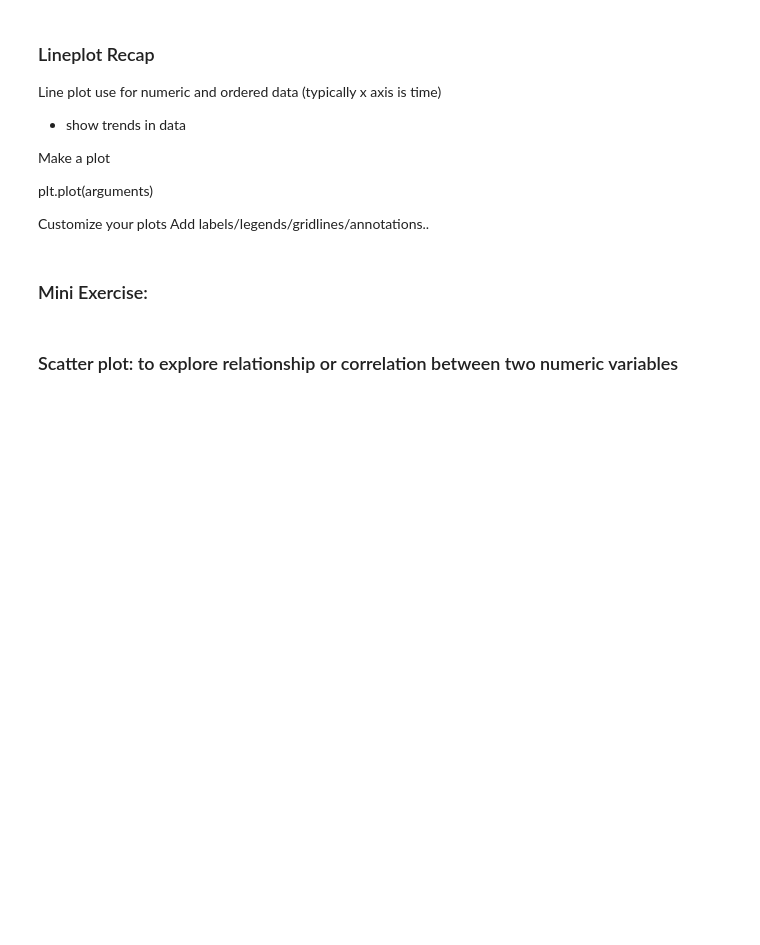
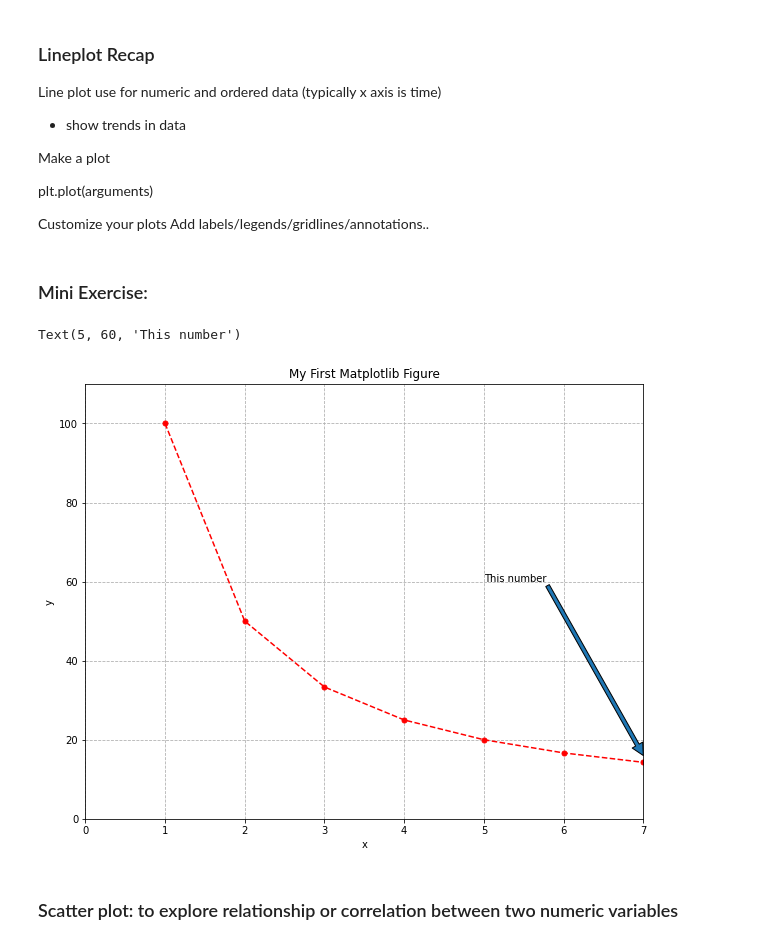
Before and after one commit to CodeupClassroom/hopper-data-science-libraries, a Jupyter notebook: hopper-matplotlib-lesson.ipynb, the cells around one changed output. Drawn from its saved outputs; the diff is of its cells as text; code cells hidden in the pictures; blank space fills up the shorter version.

```diff
--- a/hopper-matplotlib-lesson.ipynb
+++ b/hopper-matplotlib-lesson.ipynb
@@ -93,35 +144,44 @@ Add labels/legends/gridlines/annotations..
 # %%
 # use the data below to plot x and y
 x = [1,2,3,4,5,6,7]
 y = [100/x for x in x]
 
+plt.figure(figsize = (10,8))
 # use plt.plot() to make a lineplot for x vs y
 
+plt.plot(x,y, color = 'r', ls = '--', marker = 'o', ms = '5', label = 'some function')
 
 # add title to the plot using plt.title('...') notation. The chart should
 # be named 'My first matplotlib figure'
 
-
+plt.title('My First Matplotlib Figure')
 # add approproiate label for x and y axis using plt.xlabel('..') and plt.ylabel('..')
 
-
+plt.xlabel('x')
+plt.ylabel('y')
 
 # add gridlines to the figure
 
-
+plt.grid('True', ls = '--')
 
 # Look up documention for plt.ylim() or plt.xlim()
 #use plt.ylim() and plt.xlim() to limit x and y axis limits.
 # For example: plt.xlim(0,7)
 
-
+plt.xlim(0,7)
+plt.ylim(0, 110)
 
 # Go back above to plt.plot() and add paramaters to do the following:
 # The line color should be red
 # the marker should be 'o'
 # the linestyle should be '--'
 # add labels
 # annotate the plot to show value of y when x = 7
+
+plt.annotate('This number', (7, 16), (5, 60), arrowprops = dict())
+# %% [output]
+Text(5, 60, 'This number')
+[figure, added]
 # %% [markdown]
 ### Scatter plot:  to explore relationship or correlation between two numeric variables
 # %%
```
Also changed, not shown: parts of 23 cells of this notebook.
